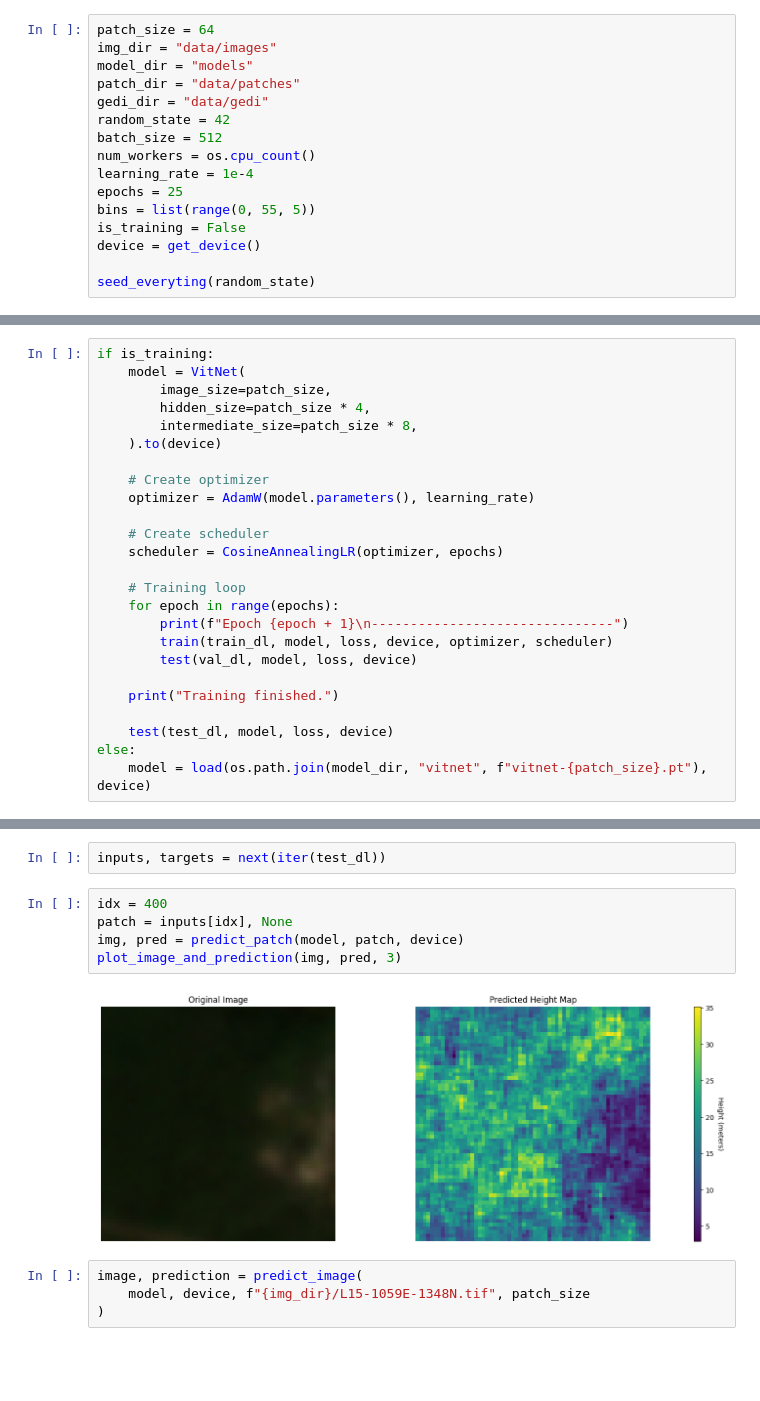
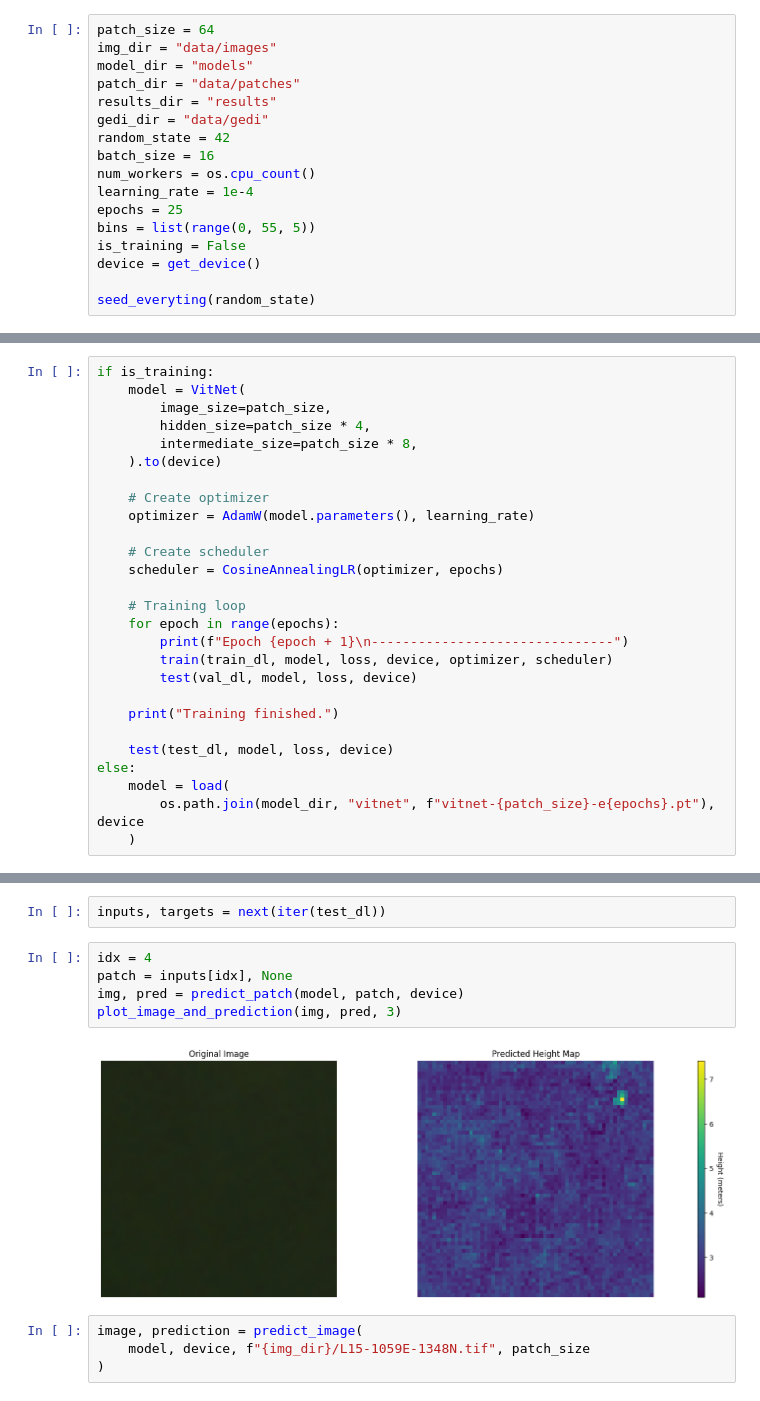
Before and after one commit to ematala/tree-heights-germany, a Jupyter notebook: vitnet.ipynb, the cells around one changed output, grey strips where cells are left out. Saved outputs shown, nothing was run; the diff lists cells and outputs as text; blank space fills up the shorter version.

Commit message:
run notebook with pre-trained vitnet

```diff
--- a/vitnet.ipynb
+++ b/vitnet.ipynb
@@ -28,9 +28,10 @@ patch_size = 64
 img_dir = "data/images"
 model_dir = "models"
 patch_dir = "data/patches"
+results_dir = "results"
 gedi_dir = "data/gedi"
 random_state = 42
-batch_size = 512
+batch_size = 16
 num_workers = os.cpu_count()
 learning_rate = 1e-4
 epochs = 25
@@ -83,4 +84,6 @@ if is_training:
 
     test(test_dl, model, loss, device)
 else:
-    model = load(os.path.join(model_dir, "vitnet", f"vitnet-{patch_size}.pt"), device)
+    model = load(
+        os.path.join(model_dir, "vitnet", f"vitnet-{patch_size}-e{epochs}.pt"), device
+    )
@@ -89,12 +94,12 @@ else:
 # %%
 inputs, targets = next(iter(test_dl))
 # %%
-idx = 400
+idx = 4
 patch = inputs[idx], None
 img, pred = predict_patch(model, patch, device)
 plot_image_and_prediction(img, pred, 3)
 # %% [output]
-[figure, old version]
+[figure, new version]
 # %%
 image, prediction = predict_image(
     model, device, f"{img_dir}/L15-1059E-1348N.tif", patch_size
```
Also changed, not shown: parts of 4 cells of this notebook, 4 other files.
